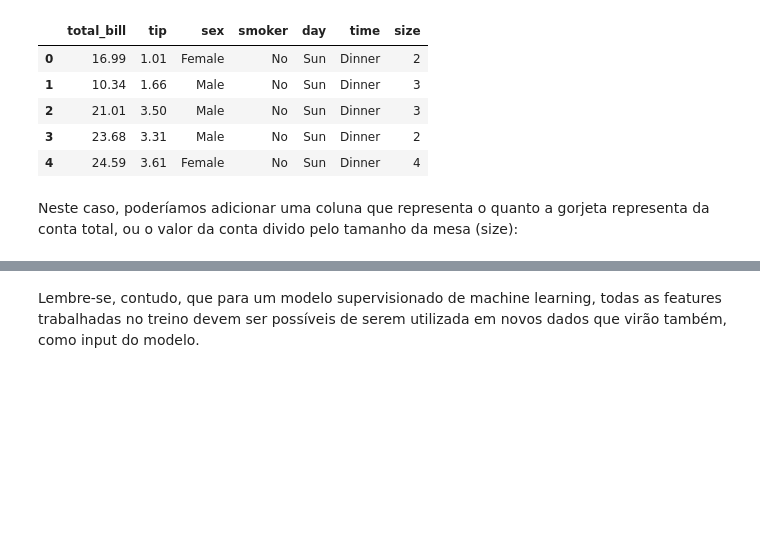
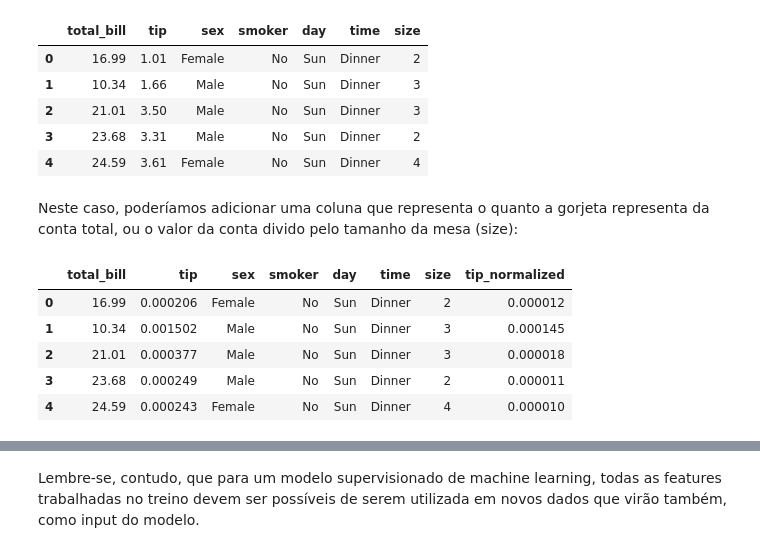
Before and after one commit to tiagodados/Dados, a Jupyter notebook: Aula_de_data_wrangling.ipynb, the cells around one changed output, grey strips where cells are left out. Saved outputs shown, nothing was run; the diff lists cells and outputs as text; code cells hidden in the pictures; blank space fills up the shorter version.

```diff
--- a/Aula_de_data_wrangling.ipynb
+++ b/Aula_de_data_wrangling.ipynb
@@ -1117,3 +1115,13 @@ df.head()
 | 4 | 24.59 | 3.61 | Female | No | Sun | Dinner | 4 |
 # %% [markdown]
 Neste caso, poderíamos adicionar uma coluna que representa o quanto a gorjeta representa da conta total, ou o valor da conta divido pelo tamanho da mesa (size):
+# %%
+df['tip_normalized'] = df['tip'] / df['total_bill']
+df.head()
+# %% [output]
+|  | total_bill | tip | sex | smoker | day | time | size | tip_normalized |
+| 0 | 16.99 | 0.000206 | Female | No | Sun | Dinner | 2 | 0.000012 |
+| 1 | 10.34 | 0.001502 | Male | No | Sun | Dinner | 3 | 0.000145 |
+| 2 | 21.01 | 0.000377 | Male | No | Sun | Dinner | 3 | 0.000018 |
+| 3 | 23.68 | 0.000249 | Male | No | Sun | Dinner | 2 | 0.000011 |
+| 4 | 24.59 | 0.000243 | Female | No | Sun | Dinner | 4 | 0.000010 |
```
Also changed, not shown: parts of 33 cells of this notebook.
